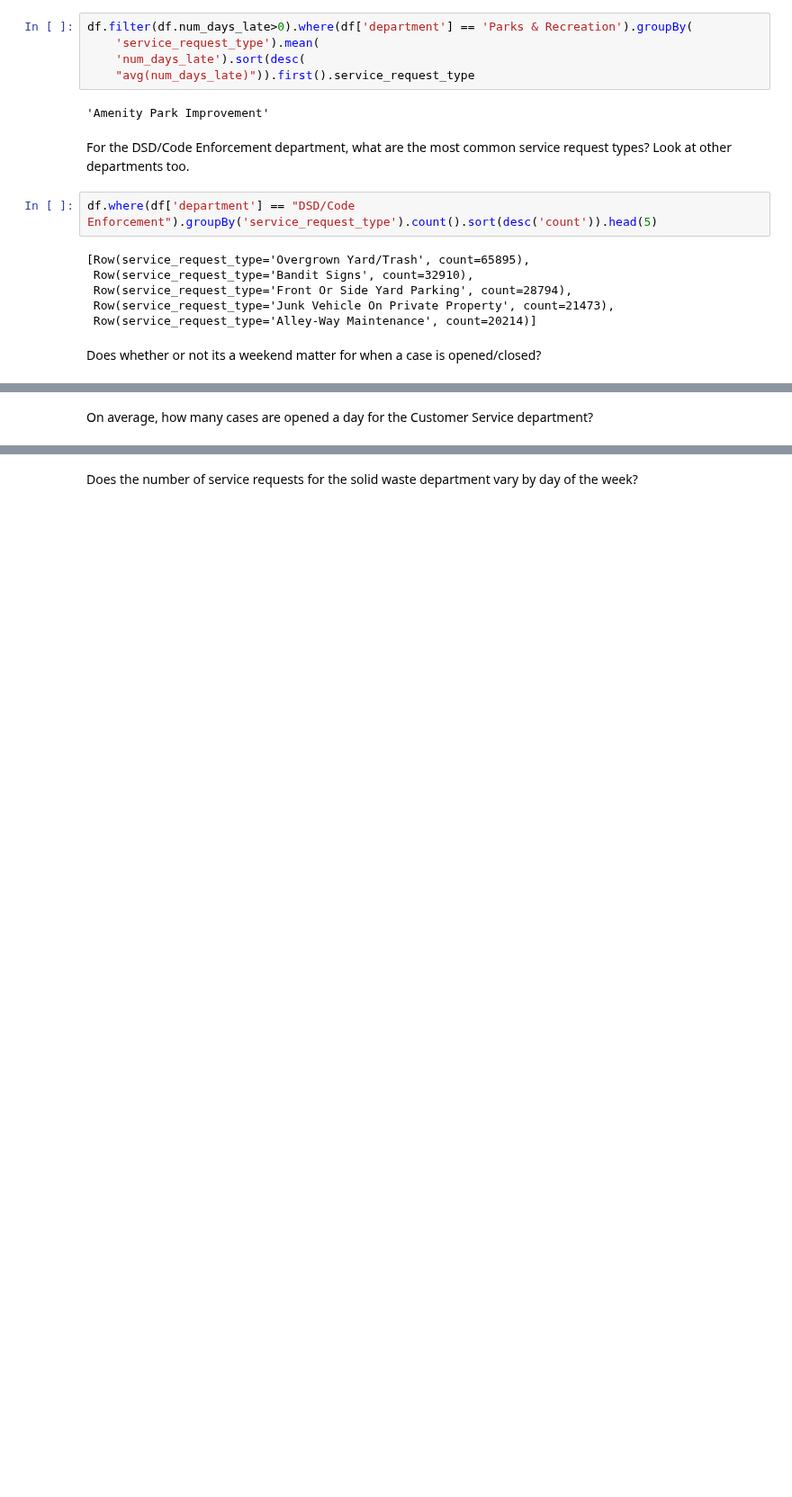
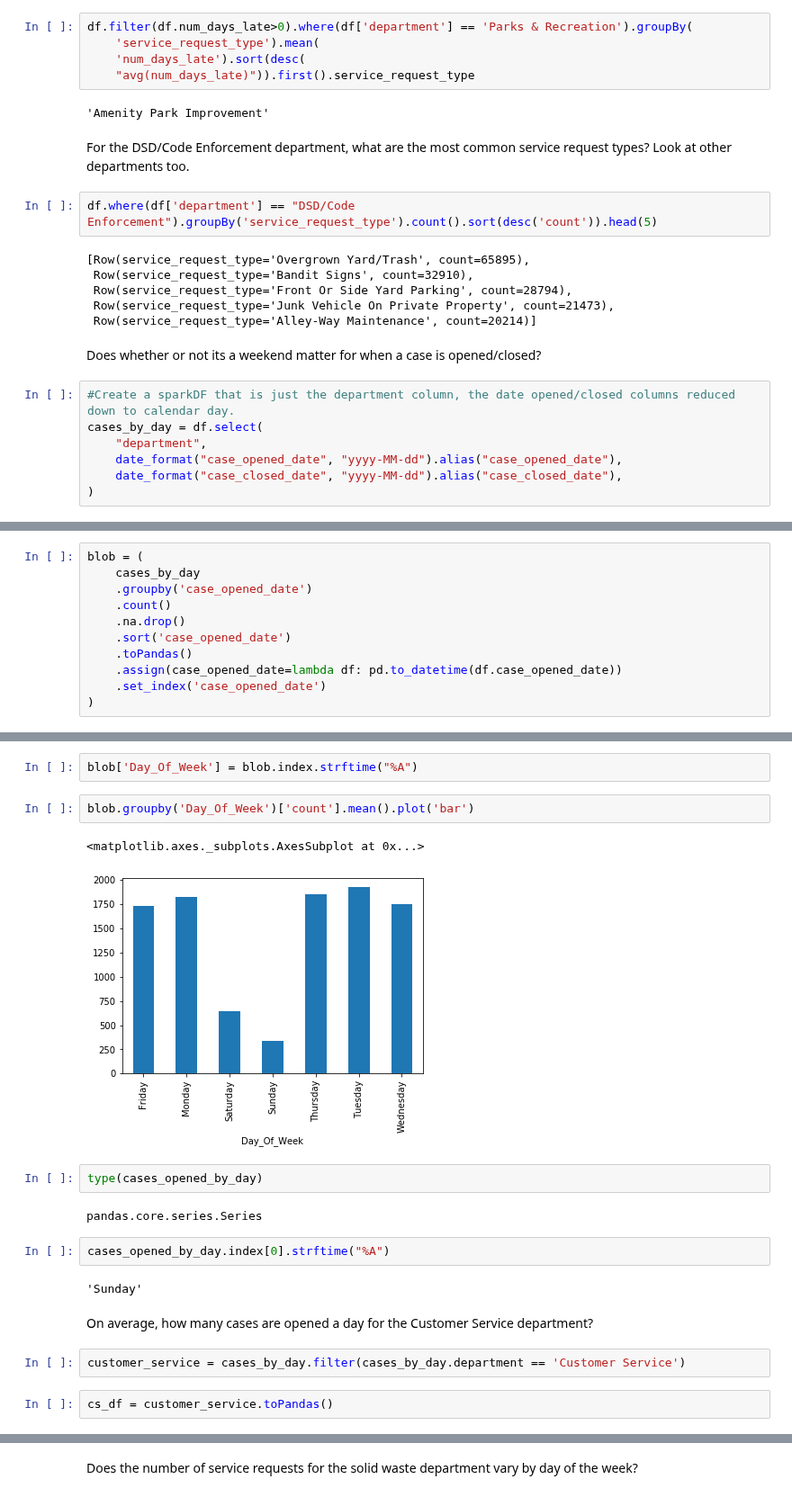
Before and after one commit to flambuth/ds-methodologies-exercises, a Jupyter notebook: spark/spark-exploration.ipynb, the cells around one changed output, grey strips where cells are left out. Shown at 90% size. Saved outputs shown, nothing was run; the diff lists cells and outputs as text; blank space fills up the shorter version.

```diff
--- a/spark/spark-exploration.ipynb
+++ b/spark/spark-exploration.ipynb
@@ -138,3 +138,10 @@ df.where(df['department'] == "DSD/Code Enforcement").groupBy('service_request_ty
  Row(service_request_type='Alley-Way Maintenance', count=20214)]
 # %% [markdown]
 Does whether or not its a weekend matter for when a case is opened/closed?
+# %%
+#Create a sparkDF that is just the department column, the date opened/closed columns reduced down to calendar day.
+cases_by_day = df.select(
+    "department",
+    date_format("case_opened_date", "yyyy-MM-dd").alias("case_opened_date"),
+    date_format("case_closed_date", "yyyy-MM-dd").alias("case_closed_date"),
+)
@@ -140,0 +156,11 @@ Does whether or not its a weekend matter for when a case is opened/closed?
+# %%
+blob = (
+    cases_by_day
+    .groupby('case_opened_date')
+    .count()
+    .na.drop()
+    .sort('case_opened_date')
+    .toPandas()
+    .assign(case_opened_date=lambda df: pd.to_datetime(df.case_opened_date))
+    .set_index('case_opened_date')
+)
@@ -141,2 +204,21 @@ Does whether or not its a weekend matter for when a case is opened/closed?
+# %%
+blob['Day_Of_Week'] = blob.index.strftime("%A")
+# %%
+blob.groupby('Day_Of_Week')['count'].mean().plot('bar')
+# %% [output]
+<matplotlib.axes._subplots.AxesSubplot at 0x...>
+[figure, added]
+# %%
+type(cases_opened_by_day)
+# %% [output]
+pandas.core.series.Series
+# %%
+cases_opened_by_day.index[0].strftime("%A")
+# %% [output]
+'Sunday'
 # %% [markdown]
 On average, how many cases are opened a day for the Customer Service department?
+# %%
+customer_service = cases_by_day.filter(cases_by_day.department == 'Customer Service')
+# %%
+cs_df = customer_service.toPandas()
```
Also changed, not shown: parts of 17 cells of this notebook.
